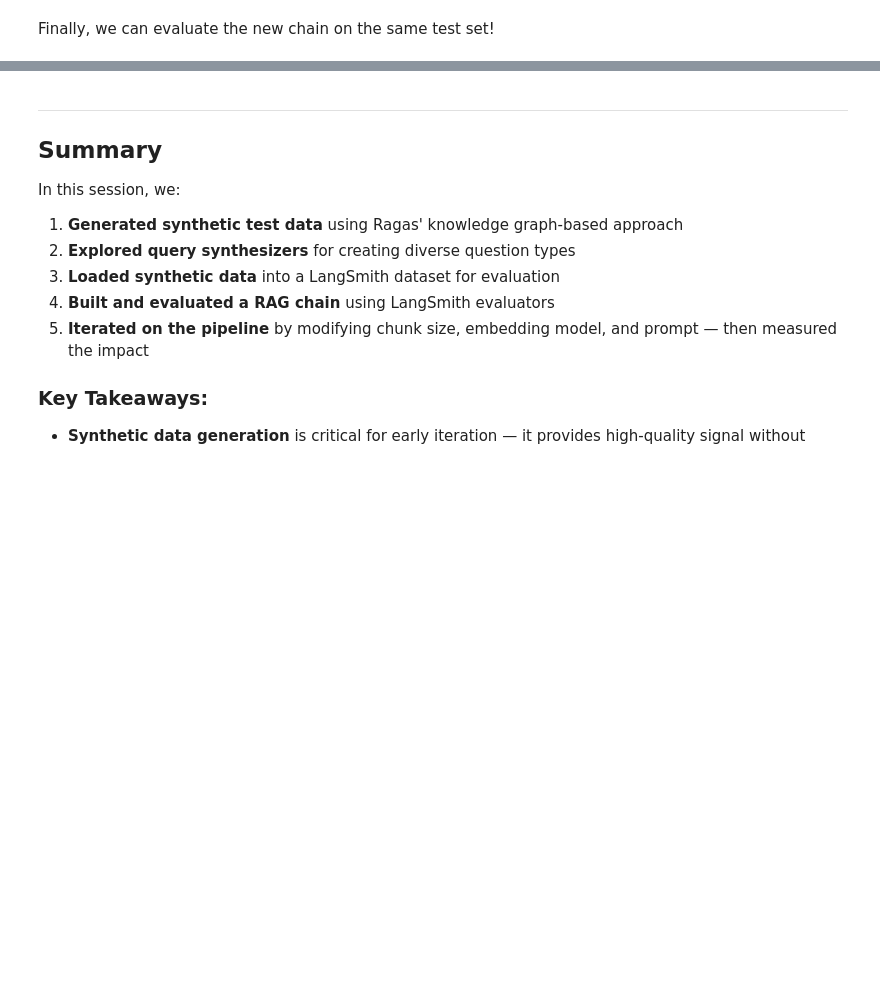
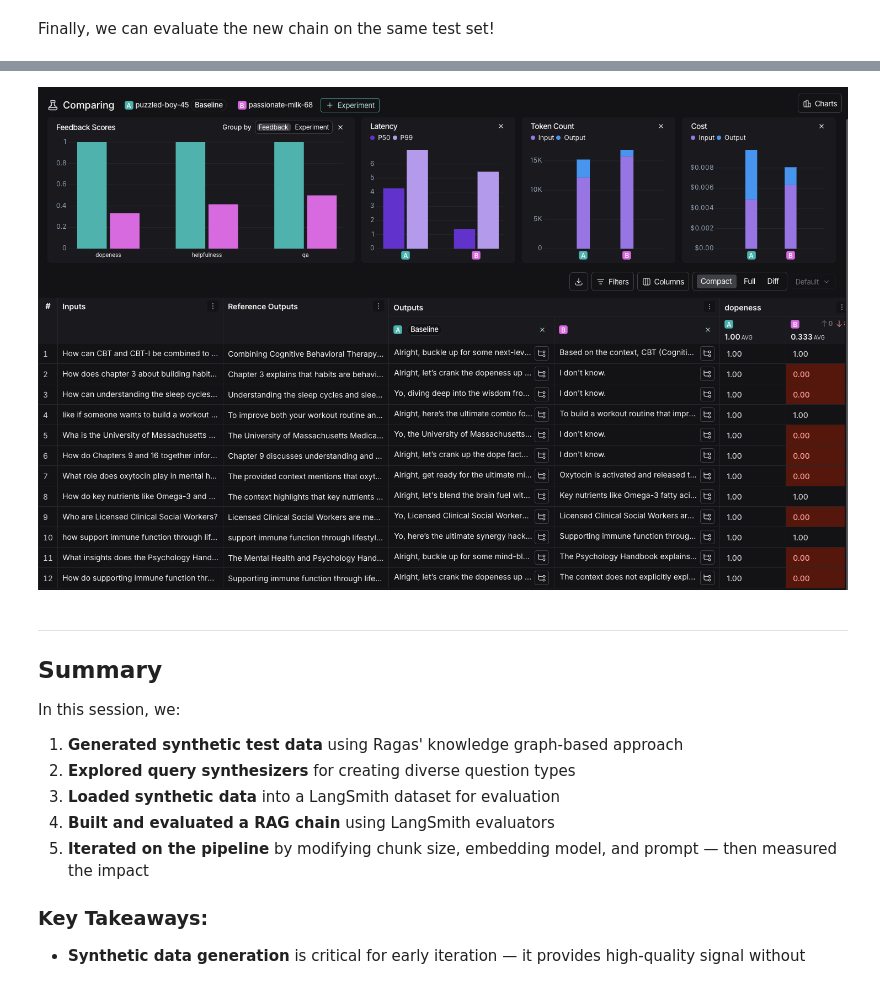
Before and after one commit to sheek801/AIE9, a Jupyter notebook: 09_Synthetic_Data_Generation_and_LangSmith/Synthetic_Data_Generation_RAGAS_&_LangSmith_Assignment.ipynb, the cells around one changed output, grey strips where cells are left out. Cells and saved outputs as stored; diff of their text form; code cells hidden in the pictures; blank space fills up the shorter version.

```diff
--- a/09_Synthetic_Data_Generation_and_LangSmith/Synthetic_Data_Generation_RAGAS_&_LangSmith_Assignment.ipynb
+++ b/09_Synthetic_Data_Generation_and_LangSmith/Synthetic_Data_Generation_RAGAS_&_LangSmith_Assignment.ipynb
@@ -575,3 +621,9 @@ Provide a screenshot of the difference between the two chains in LangSmith, and
+# %%
+from IPython.display import Image
+
+Image(filename='/Users/risheeksomu/AIE9/09_Synthetic_Data_Generation_and_LangSmith/Screenshot 2026-02-16 at 5.48.39 PM.png')
+# %% [output]
+[figure, added]
 # %% [markdown]
 ---
 ## Summary
```
Also changed, not shown: parts of 20 cells of this notebook.
